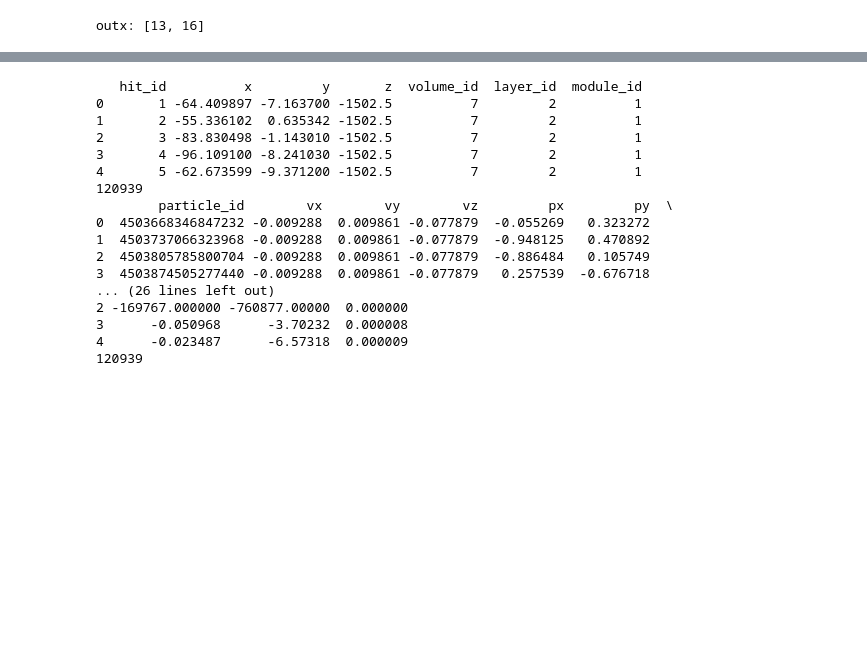
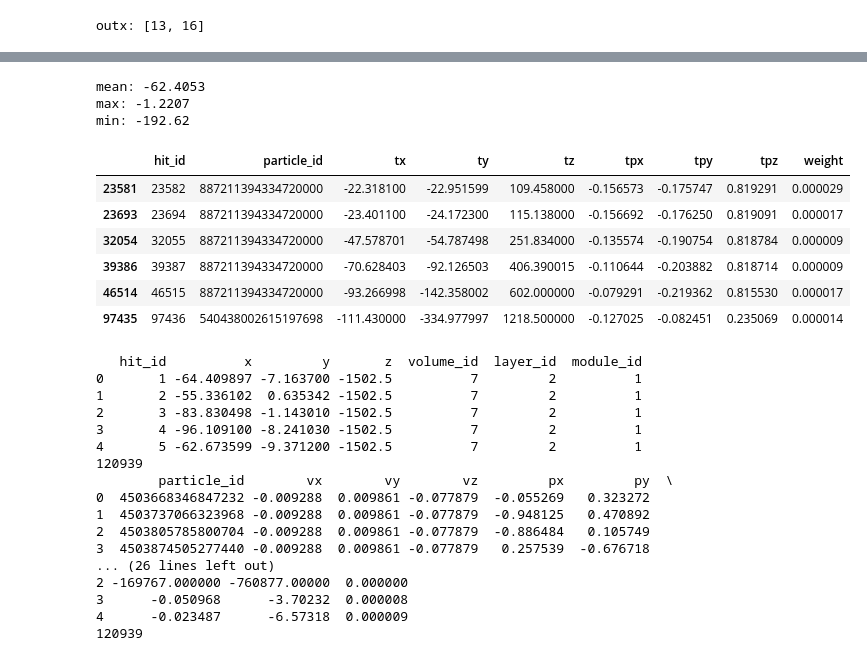
Before and after one commit to nicolefinnie/kaggle-trackml, a Jupyter notebook: src/notebooks/EDA/test_merge.ipynb, the cells around one changed output, grey strips where cells are left out. Cells and saved outputs as stored; diff of their text form; code cells hidden in the pictures; blank space fills up the shorter version.

```diff
--- a/src/notebooks/EDA/test_merge.ipynb
+++ b/src/notebooks/EDA/test_merge.ipynb
@@ -609,3 +813,28 @@ tr2_df
+# %%
+tr_df = truth.loc[hhh_ix]
+tr_df = tr_df.sort_values('tz')
+# BAD: 59855, 61697
+# sorted z, see steps for 'y', ensure they are consistent (good for 59855, ok for 61697)
+# --> if most in same direction except one/two outliers, and outlier magnitude is large....
+all_y1 = tr_df.ty.values
+all_y = np.diff(all_y1)
+print('mean: ' + str(all_y.mean()))
+print('max: ' + str(all_y.max()))
+print('min: ' + str(all_y.min()))
+#[48366, 48517, 51460, 54360, 54471, 57091, 57133]
+#[6596, 6539, 4232, 4180]
+tr_df
+# %% [output]
+mean: -62.4053
+max: -1.2207
+min: -192.62
+|  | hit_id | particle_id | tx | ty | tz | tpx | tpy | tpz | weight |
+| 23581 | 23582 | 887211394334720000 | -22.318100 | -22.951599 | 109.458000 | -0.156573 | -0.175747 | 0.819291 | 0.000029 |
+| 23693 | 23694 | 887211394334720000 | -23.401100 | -24.172300 | 115.138000 | -0.156692 | -0.176250 | 0.819091 | 0.000017 |
+| 32054 | 32055 | 887211394334720000 | -47.578701 | -54.787498 | 251.834000 | -0.135574 | -0.190754 | 0.818784 | 0.000009 |
+| 39386 | 39387 | 887211394334720000 | -70.628403 | -92.126503 | 406.390015 | -0.110644 | -0.203882 | 0.818714 | 0.000009 |
+| 46514 | 46515 | 887211394334720000 | -93.266998 | -142.358002 | 602.000000 | -0.079291 | -0.219362 | 0.815530 | 0.000017 |
+| 97435 | 97436 | 540438002615197698 | -111.430000 | -334.977997 | 1218.500000 | -0.127025 | -0.082451 | 0.235069 | 0.000014 |
 # %%
 print(hits.head())
 print(len(hits))
```
Also changed, not shown: parts of 13 cells of this notebook.
